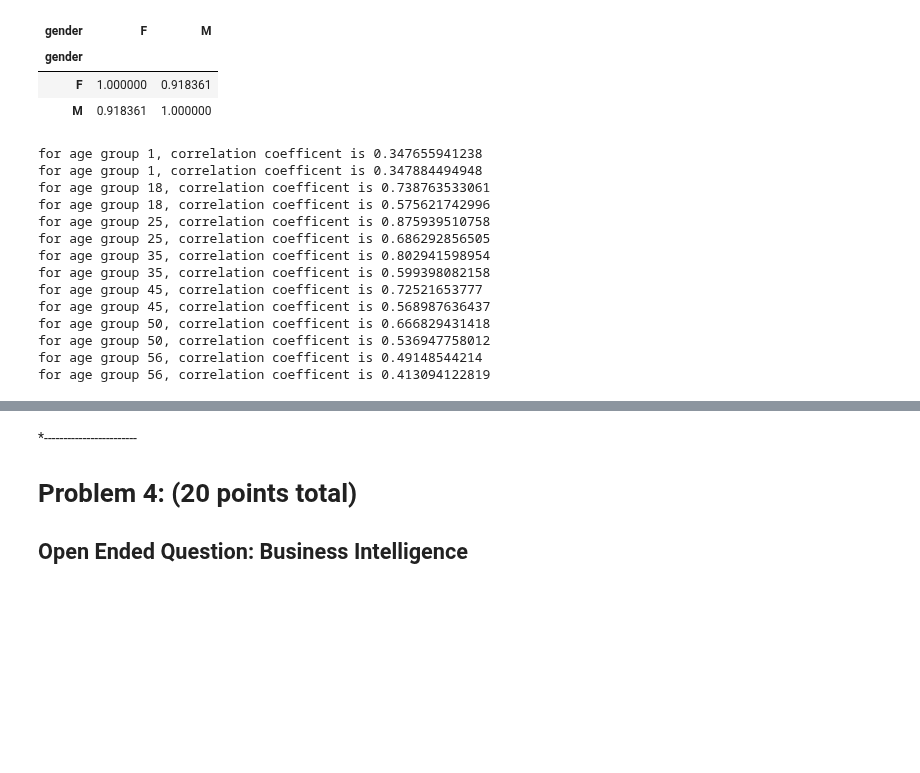
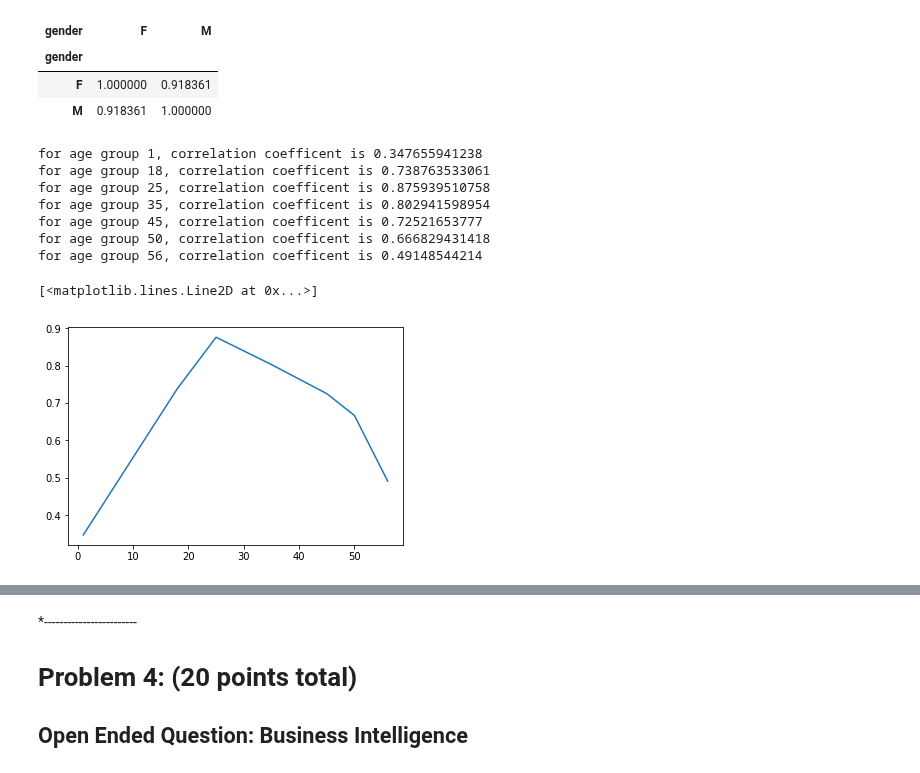
Before and after one commit to tianhaopx/Case-Study-of-Data-Science, a Jupyter notebook: CaseStudy2/CaseStudy2.ipynb, the cells around one changed output, grey strips where cells are left out. Drawn from its saved outputs; the diff is of its cells as text; code cells hidden in the pictures; blank space fills up the shorter version.

Commit message:
add 2 plot in p3, 1 plot in p4

```diff
--- a/CaseStudy2/CaseStudy2.ipynb
+++ b/CaseStudy2/CaseStudy2.ipynb
@@ -465,25 +465,27 @@ mean_rating.corr()#ratings more than 200. Highly correlated when ratings more th
 | M | 0.918361 | 1.000000 |
 # %%
 #compute correlation coefficent for each age group, movies rated more than 200 times
-for i in [1,18,25,35,45,50,56]:
+%matplotlib inline
+age = [1,18,25,35,45,50,56]
+cor = []
+for i in age:
     data_age=data[data.age==i]
     meanrating_age=data_age.pivot_table('rating',index='title',columns='gender',aggfunc='mean')
     meanrating200_age=meanrating_age.loc[titlerating_200]#mean rateings of movies rated more than 200 times
-    print('for age group %d, correlation coefficent is'%i, meanrating200_age['M'].corr(meanrating200_age['F']))
+    val = meanrating200_age['M'].corr(meanrating200_age['F'])
+    cor.append(val)
+    print('for age group %d, correlation coefficent is'%i, val)
+
+py.plot(age,cor)
 # %% [output]
 for age group 1, correlation coefficent is 0.347655941238
-for age group 1, correlation coefficent is 0.347884494948
 for age group 18, correlation coefficent is 0.738763533061
-for age group 18, correlation coefficent is 0.575621742996
 for age group 25, correlation coefficent is 0.875939510758
-for age group 25, correlation coefficent is 0.686292856505
 for age group 35, correlation coefficent is 0.802941598954
-for age group 35, correlation coefficent is 0.599398082158
 for age group 45, correlation coefficent is 0.72521653777
-for age group 45, correlation coefficent is 0.568987636437
 for age group 50, correlation coefficent is 0.666829431418
-for age group 50, correlation coefficent is 0.536947758012
 for age group 56, correlation coefficent is 0.49148544214
-for age group 56, correlation coefficent is 0.413094122819
+[<matplotlib.lines.Line2D at 0x...>]
+[figure, added]
 # %%
 # compute correlation coefficent for each genre
```
Also changed, not shown: parts of 1 cell of this notebook.
